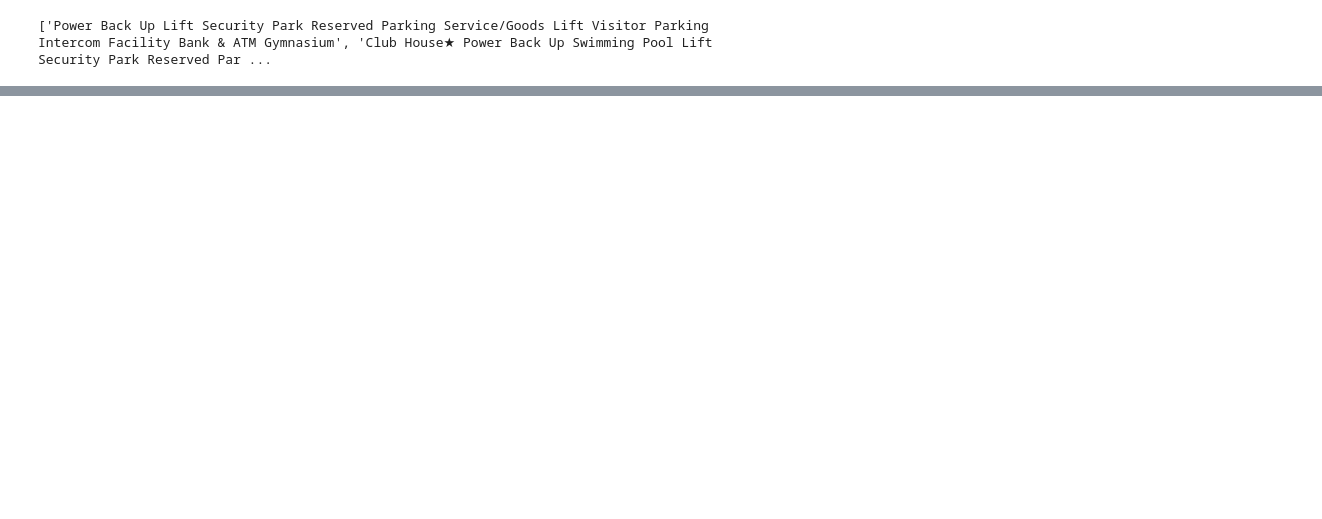
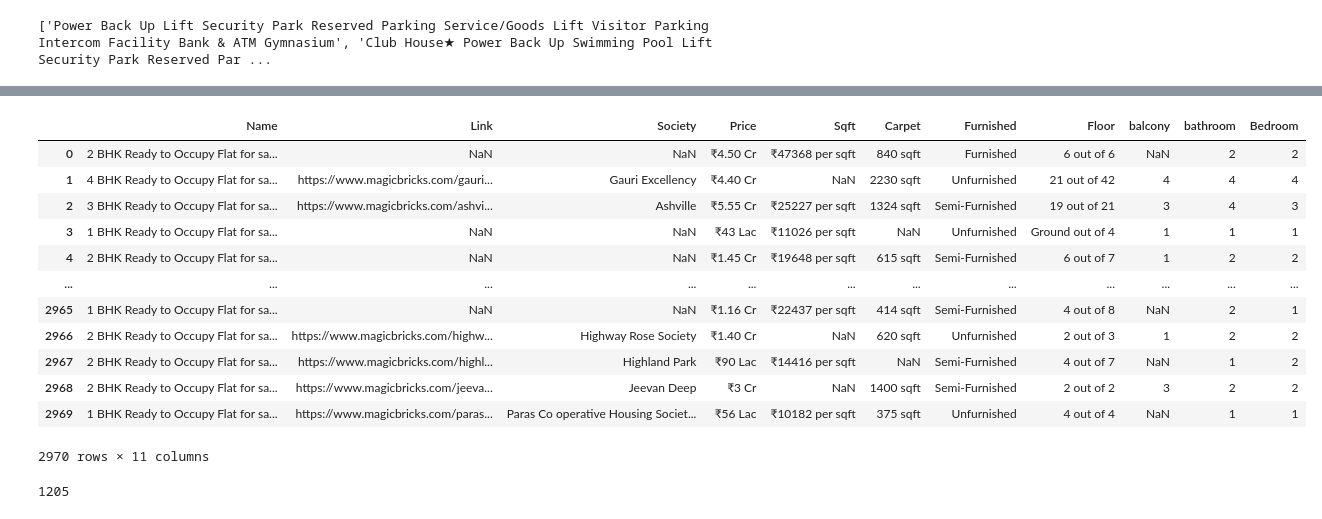
Before and after one commit to parthvichare/Real-Estate-Mumbai, a Jupyter notebook: Ready to Move DataSet.ipynb, the cells around one changed output, grey strips where cells are left out. Cells and saved outputs as stored; diff of their text form; code cells hidden in the pictures; blank space fills up the shorter version.

```diff
--- a/Ready to Move DataSet.ipynb
+++ b/Ready to Move DataSet.ipynb
@@ -240,0 +266,7 @@ print(cleaned_facilities_list)
+# %%
+import pandas as pd
+
+flats=pd.read_excel('Ready_to_move.xlsx')
+# %%
+filtered_df = flats[flats['Link'].notna()]
+filtered_link=filtered_df[0:2000]
@@ -240,0 +275,9 @@ print(cleaned_facilities_list)
+# %%
+import requests
+from bs4 import BeautifulSoup
+import pandas as pd
+import numpy as np
+
+url_amenities_list = []
+filtered_df=filtered_link[0:200]
+len(filtered_df['Link'])
@@ -240,0 +288,18 @@ print(cleaned_facilities_list)
+# %%
+for url in filtered_df['Link']:
+    amenities = []
+    try:
+        webpage = requests.get(url).text
+        soup = BeautifulSoup(webpage, 'html.parser')
+
+        # Extract amenities from the page
+        for amenity in soup.find_all('div', class_='amenities'):
+            amenities.append(amenity.text.strip())
+
+        # Append the list of amenities to the main list
+        url_amenities_list.append(amenities)
+    except Exception as e:
+        print(f"Error fetching or parsing data from {url}: {str(e)}")
+
+# Now url_amenities_list contains a list of amenities for each non-null URL
+df = pd.DataFrame({'facilities': url_amenities_list})
@@ -240,0 +476,20 @@ print(cleaned_facilities_list)
+# %%
+df
+# %% [output]
+|  | Name | Link | Society | Price | Sqft | Carpet | Furnished | Floor | balcony | bathroom | Bedroom |
+| 0 | 2 BHK Ready to Occupy Flat for sa... | NaN | NaN | ₹4.50 Cr | ₹47368 per sqft | 840 sqft | Furnished | 6 out of 6 | NaN | 2 | 2 |
+| 1 | 4 BHK Ready to Occupy Flat for sa... | https://www.magicbricks.com/gauri... | Gauri Excellency | ₹4.40 Cr | NaN | 2230 sqft | Unfurnished | 21 out of 42 | 4 | 4 | 4 |
+| 2 | 3 BHK Ready to Occupy Flat for sa... | https://www.magicbricks.com/ashvi... | Ashville | ₹5.55 Cr | ₹25227 per sqft | 1324 sqft | Semi-Furnished | 19 out of 21 | 3 | 4 | 3 |
+| 3 | 1 BHK Ready to Occupy Flat for sa... | NaN | NaN | ₹43 Lac | ₹11026 per sqft | NaN | Unfurnished | Ground out of 4 | 1 | 1 | 1 |
+| 4 | 2 BHK Ready to Occupy Flat for sa... | NaN | NaN | ₹1.45 Cr | ₹19648 per sqft | 615 sqft | Semi-Furnished | 6 out of 7 | 1 | 2 | 2 |
+| ... | ... | ... | ... | ... | ... | ... | ... | ... | ... | ... | ... |
+| 2965 | 1 BHK Ready to Occupy Flat for sa... | NaN | NaN | ₹1.16 Cr | ₹22437 per sqft | 414 sqft | Semi-Furnished | 4 out of 8 | NaN | 2 | 1 |
+| 2966 | 2 BHK Ready to Occupy Flat for sa... | https://www.magicbricks.com/highw... | Highway Rose Society | ₹1.40 Cr | NaN | 620 sqft | Unfurnished | 2 out of 3 | 1 | 2 | 2 |
+| 2967 | 2 BHK Ready to Occupy Flat for sa... | https://www.magicbricks.com/highl... | Highland Park | ₹90 Lac | ₹14416 per sqft | NaN | Semi-Furnished | 4 out of 7 | NaN | 1 | 2 |
+| 2968 | 2 BHK Ready to Occupy Flat for sa... | https://www.magicbricks.com/jeeva... | Jeevan Deep | ₹3 Cr | NaN | 1400 sqft | Semi-Furnished | 2 out of 2 | 3 | 2 | 2 |
+| 2969 | 1 BHK Ready to Occupy Flat for sa... | https://www.magicbricks.com/paras... | Paras Co operative Housing Societ... | ₹56 Lac | ₹10182 per sqft | 375 sqft | Unfurnished | 4 out of 4 | NaN | 1 | 1 |
+2970 rows × 11 columns
+# %%
+df['Society'].isnull().sum()
+# %% [output]
+1205
```
Also changed, not shown: parts of 15 cells of this notebook, 3 other files.
